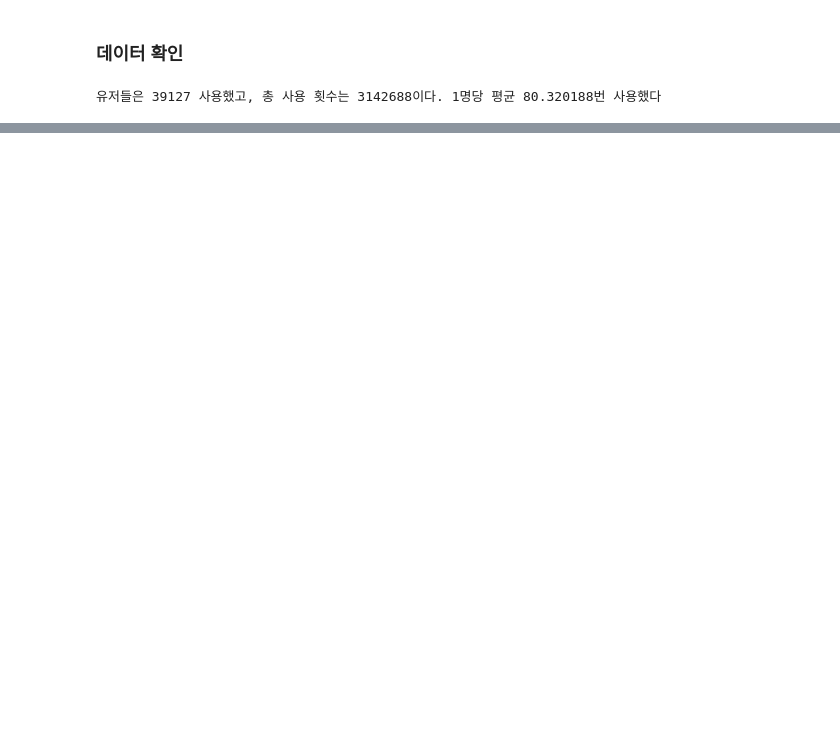
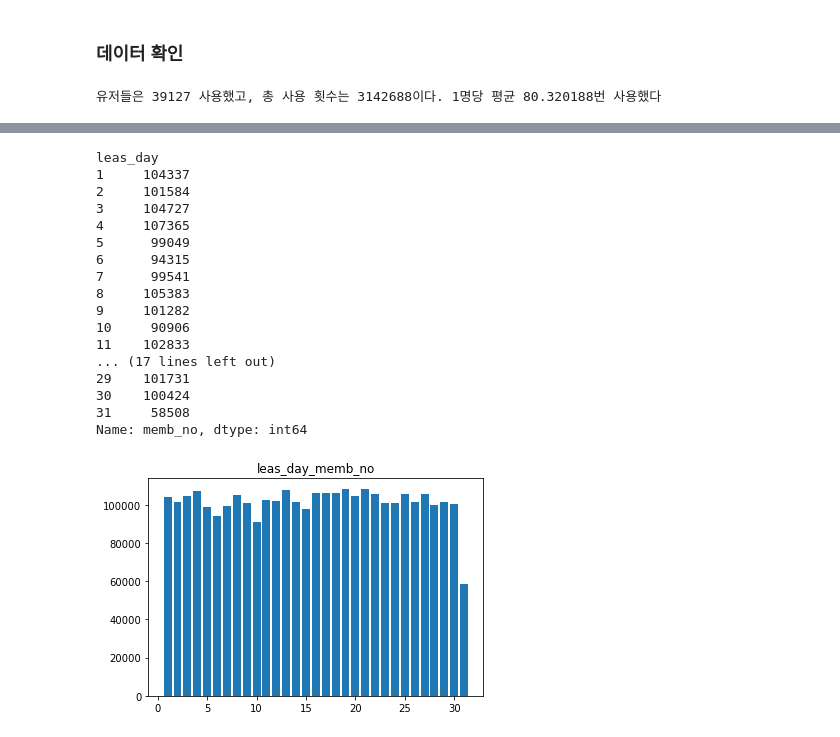
Before and after one commit to jinseriouspark/competition, a Jupyter notebook: goyang_bike/goyang_bike.ipynb, the cells around one changed output, grey strips where cells are left out. Saved outputs shown, nothing was run; the diff lists cells and outputs as text; code cells hidden in the pictures; blank space fills up the shorter version.

```diff
--- a/goyang_bike/goyang_bike.ipynb
+++ b/goyang_bike/goyang_bike.ipynb
@@ -241,0 +286,21 @@ usage['rtn_date_dt'][0].hour
+# %%
+get_bar_count('leas_day', 'memb_no')
+# %% [output]
+leas_day
+1     104337
+2     101584
+3     104727
+4     107365
+5      99049
+6      94315
+7      99541
+8     105383
+9     101282
+10     90906
+11    102833
+... (17 lines left out)
+29    101731
+30    100424
+31     58508
+Name: memb_no, dtype: int64
+[figure, added]
```
Also changed, not shown: parts of 16 cells of this notebook.
